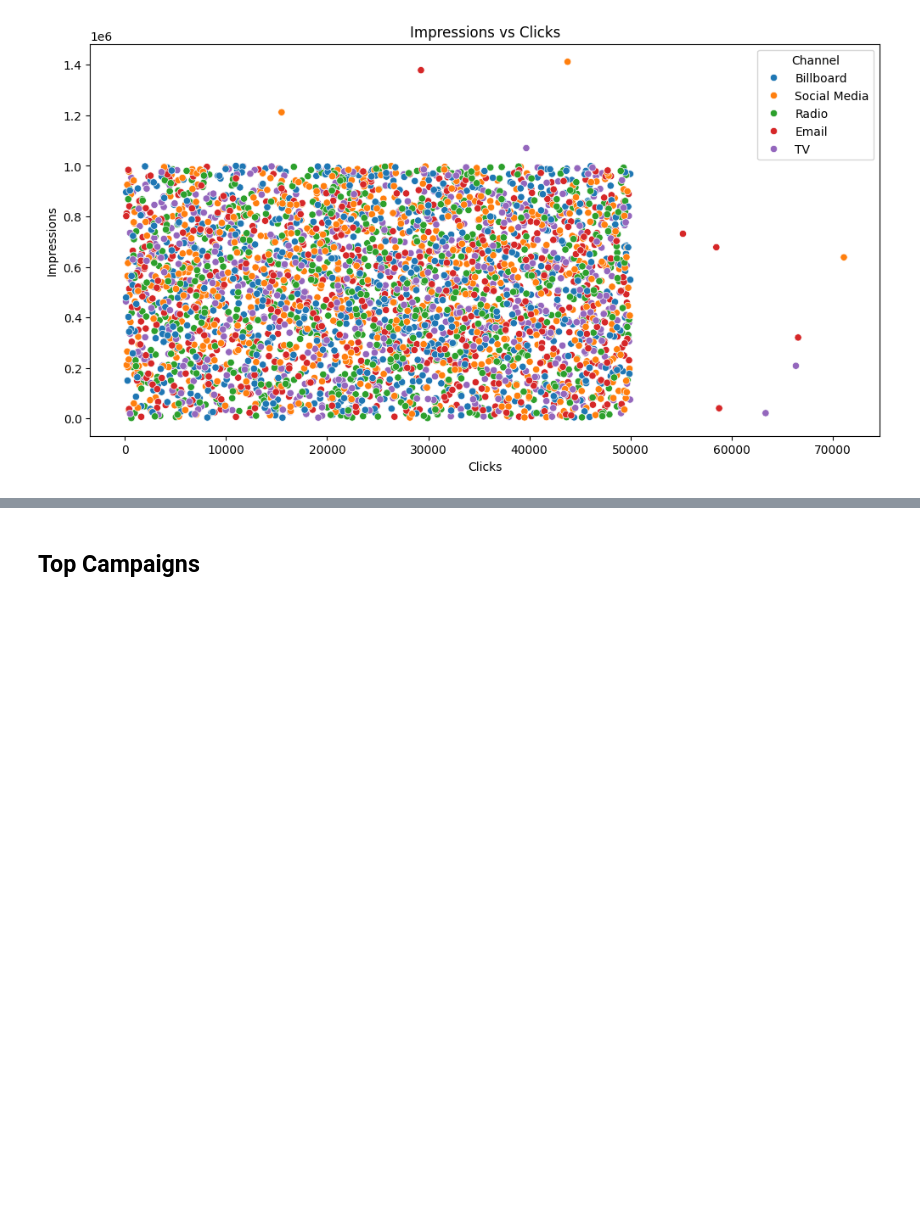
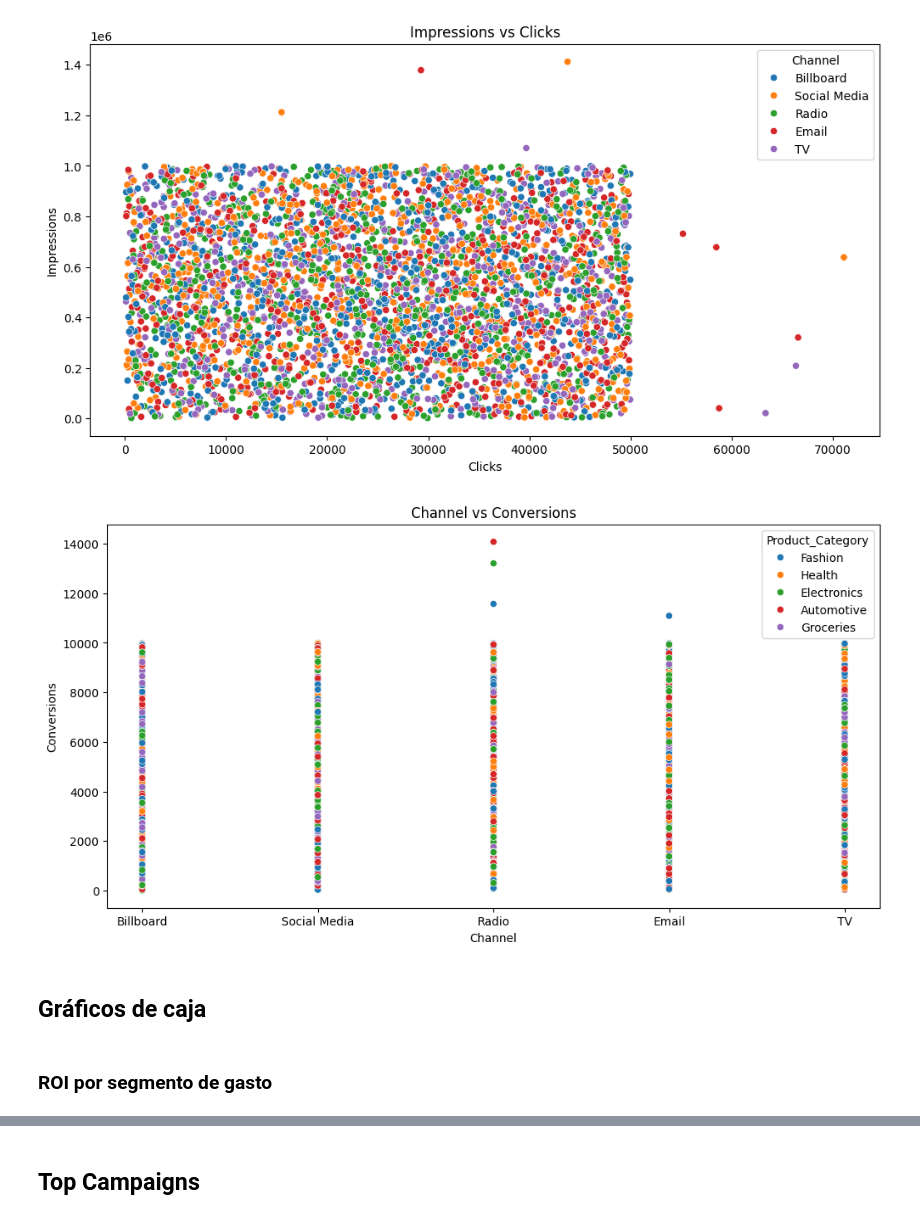
Before and after one commit to Germandcont/Data_Analysis_Project, a Jupyter notebook: Notebooks/Notebook.ipynb, the cells around one changed output, grey strips where cells are left out. Drawn from its saved outputs; the diff is of its cells as text; code cells hidden in the pictures; blank space fills up the shorter version.

```diff
--- a/Notebooks/Notebook.ipynb
+++ b/Notebooks/Notebook.ipynb
@@ -1099,3 +1110,15 @@ plt.title('Impressions vs Clicks')
 plt.show()
 # %% [output]
 [figure]
+# %%
+#grafico de dispersion entre channel y conversions segun el product_category
+plt.figure(figsize=(12, 6))
+sns.scatterplot(x='Channel', y='Conversions', data=df, hue='Product_Category')
+plt.title('Channel vs Conversions')
+plt.show()
+# %% [output]
+[figure, added]
+# %% [markdown]
+## Gráficos de caja
+# %% [markdown]
+### ROI por segmento de gasto
```
Also changed, not shown: parts of 9 cells of this notebook, 1 other file.
